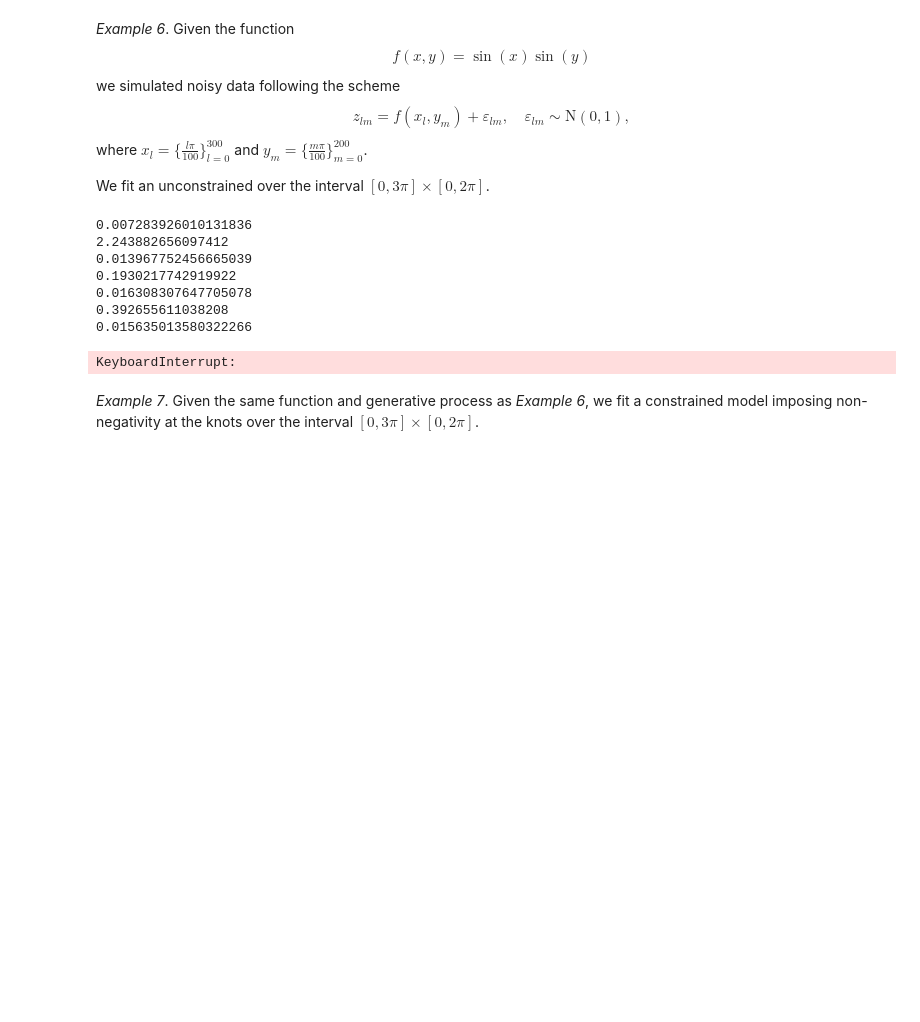
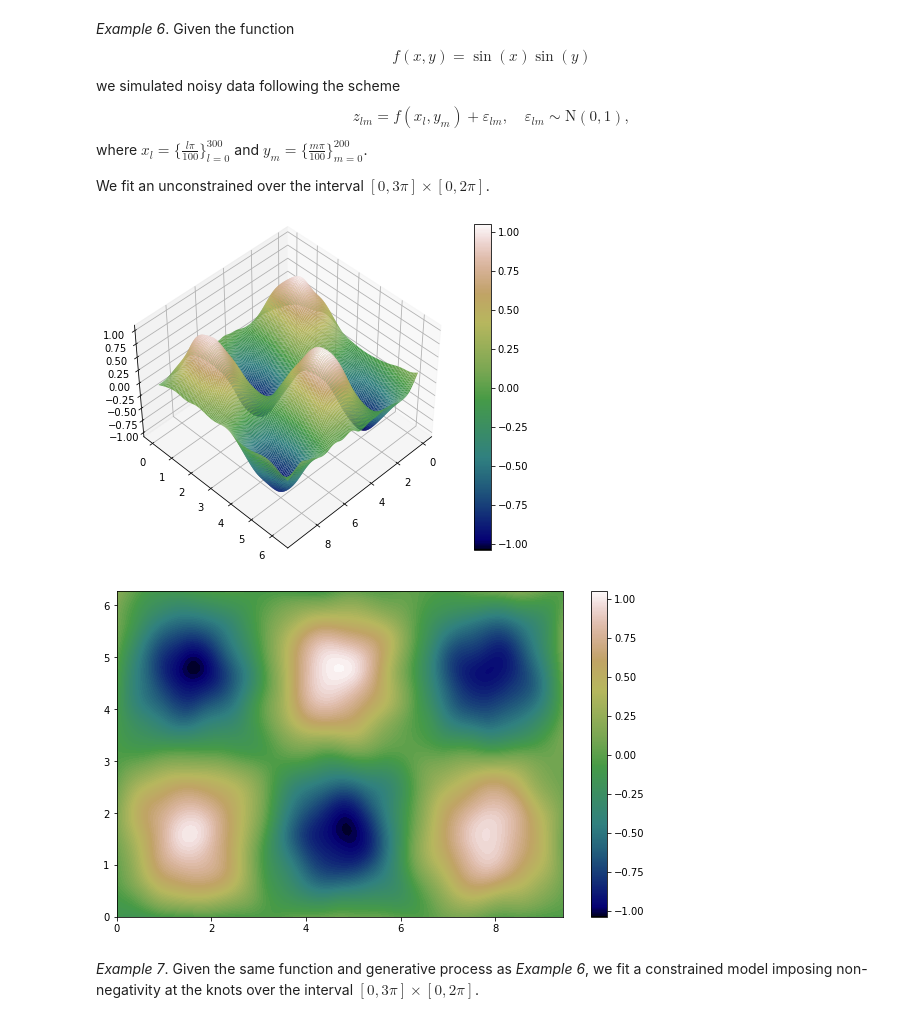
Before and after one commit to ManuelNavarroGarcia/cpsplines, a Jupyter notebook: examples/simulated_data.ipynb, the cells around one changed output. Cells and saved outputs as stored; diff of their text form; code cells hidden in the pictures; blank space fills up the shorter version.

```diff
--- a/examples/simulated_data.ipynb
+++ b/examples/simulated_data.ipynb
@@ -244,32 +244,26 @@ We fit an unconstrained over the interval $[0,3\pi]\times [0,2\pi]$.
 # %%
 np.random.seed(5)
 x6_0 = np.linspace(0, 3 * np.pi, 301)
 x6_1 = np.linspace(0, 2 * np.pi, 201)
 y6 = np.outer(np.sin(x6_0), np.sin(x6_1)) + np.random.normal(0, 1, (301, 201))
 example6 = GridCPsplines(
     deg=(3, 3),
     ord_d=(2, 2),
     n_int=(30, 20),
     sp_method="grid_search",
-    sp_args={"verbose": True},
+    sp_args={"verbose": True, "parallel": True},
 )
 example6.fit(x=(x6_0, x6_1), y=y6)
 
 plot6 = plot_surfaces(
     fittings=(example6,),
     col_surface=("gist_earth",),
     orientation=(45,45),
     figsize=(10, 6),
 )
 # %% [output]
-0.007283926010131836
-2.243882656097412
-0.013967752456665039
-0.1930217742919922
-0.016308307647705078
-0.392655611038208
-0.015635013580322266
-KeyboardInterrupt:
+[figure, added]
+[figure, added]
 # %% [markdown]
 *Example 7*. Given the same function and generative process as *Example 6*, we
 fit a constrained model imposing non-negativity at the knots over the interval
```
Also changed, not shown: parts of 3 cells of this notebook.
